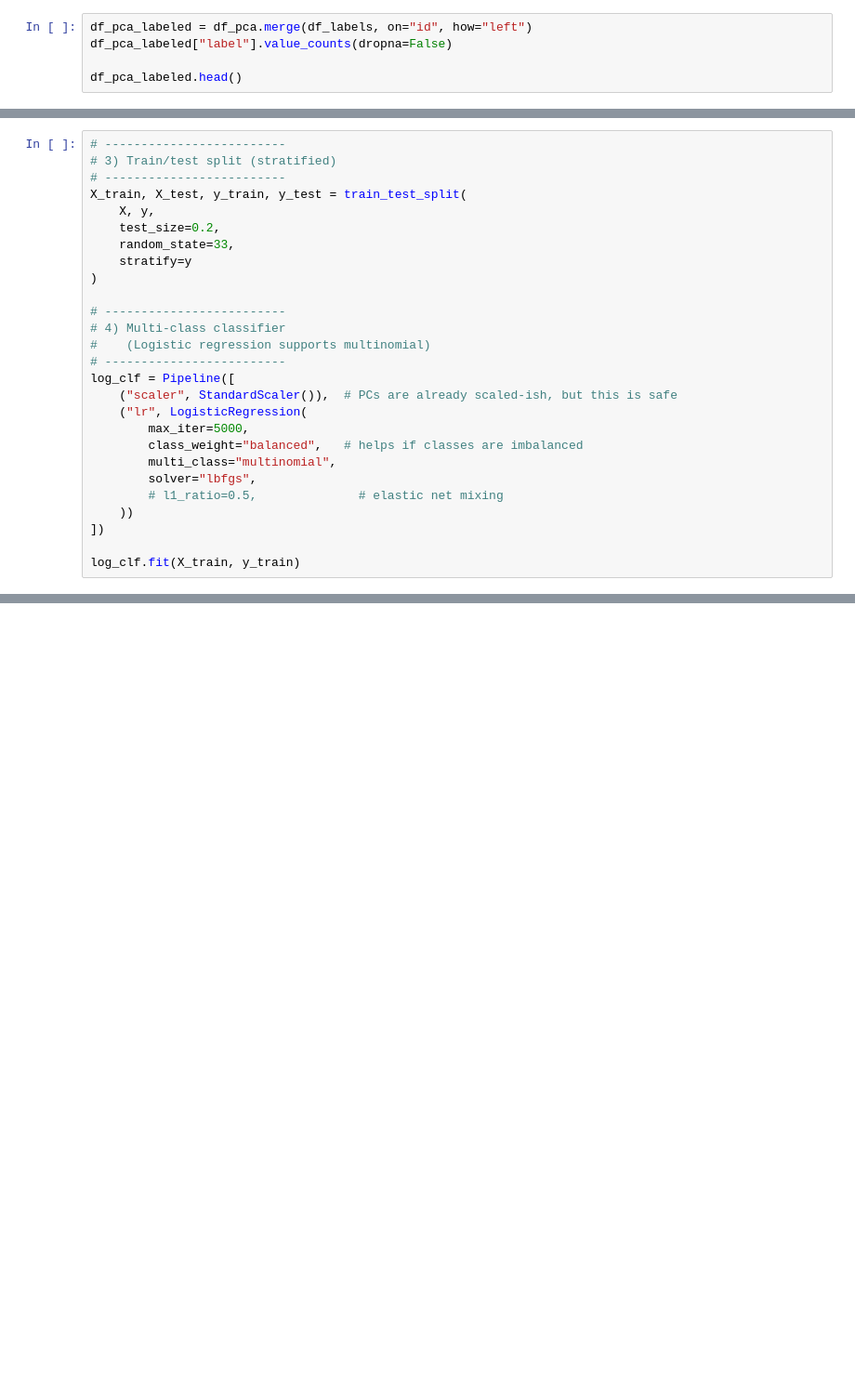
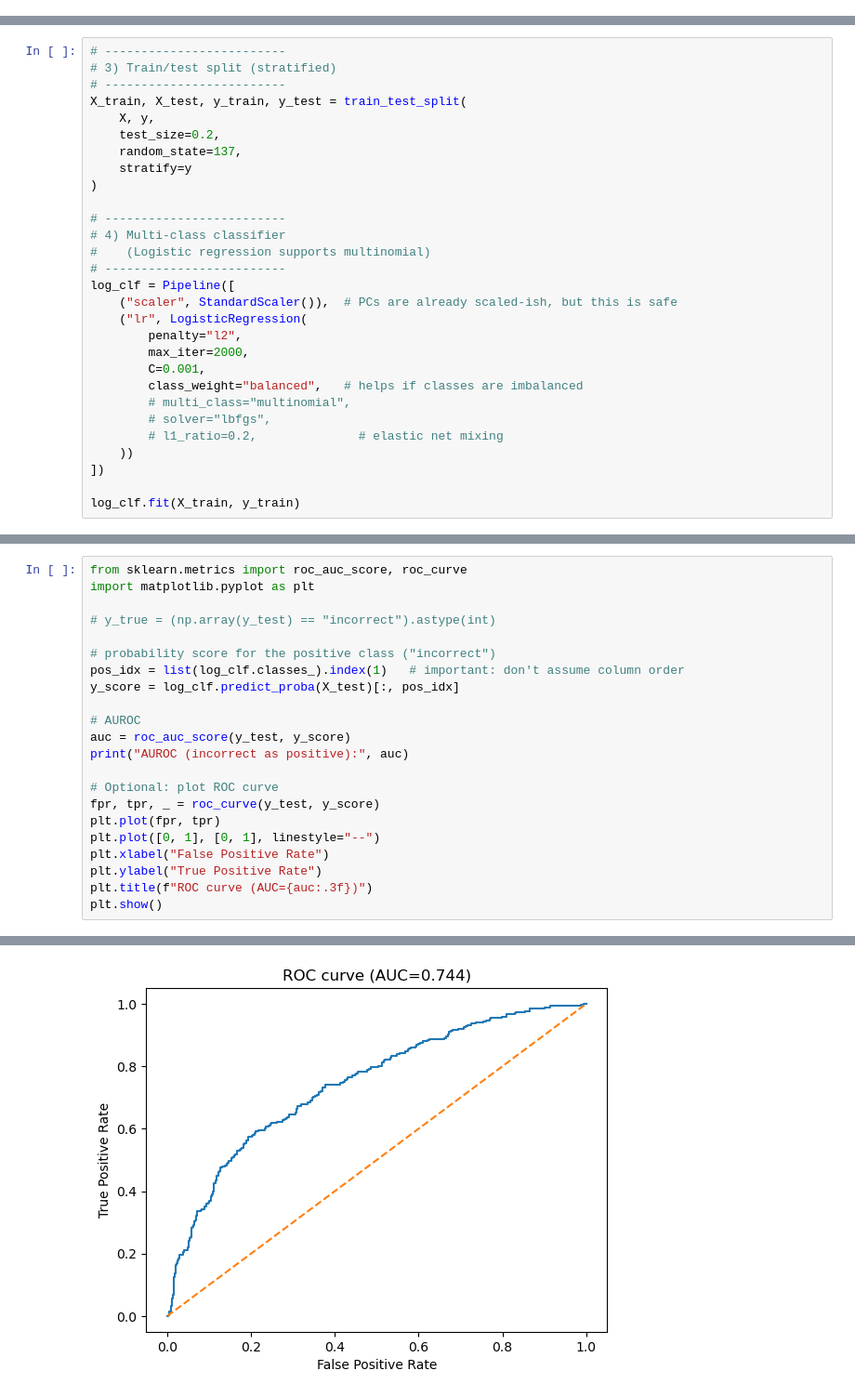
Before and after one commit to Erdos-Projects/spring-2026-LLM-hallucinations, a Jupyter notebook: spectral-llm-hal/notebooks/training.ipynb, the cells around one changed output, grey strips where cells are left out. Shown at 93% size. Saved outputs shown, nothing was run; the diff lists cells and outputs as text; blank space fills up the shorter version.

```diff
--- a/spectral-llm-hal/notebooks/training.ipynb
+++ b/spectral-llm-hal/notebooks/training.ipynb
@@ -66,5 +49,0 @@ df_pca.head()
-# %%
-df_pca_labeled = df_pca.merge(df_labels, on="id", how="left")
-df_pca_labeled["label"].value_counts(dropna=False)
-
-df_pca_labeled.head()
@@ -128,7 +88,7 @@ Name: count, dtype: int64
 X_train, X_test, y_train, y_test = train_test_split(
     X, y,
     test_size=0.2,
-    random_state=33,
+    random_state=137,
     stratify=y
 )
 
@@ -139,11 +99,13 @@ X_train, X_test, y_train, y_test = train_test_split(
 log_clf = Pipeline([
     ("scaler", StandardScaler()),  # PCs are already scaled-ish, but this is safe
     ("lr", LogisticRegression(
-        max_iter=5000,
+        penalty="l2",
+        max_iter=2000,
+        C=0.001,
         class_weight="balanced",   # helps if classes are imbalanced
-        multi_class="multinomial",
-        solver="lbfgs",
-        # l1_ratio=0.5,              # elastic net mixing
+        # multi_class="multinomial",
+        # solver="lbfgs",
+        # l1_ratio=0.2,              # elastic net mixing
     ))
 ])
 
@@ -186,0 +147,23 @@ true_illogical                 224
+# %%
+from sklearn.metrics import roc_auc_score, roc_curve
+import matplotlib.pyplot as plt
+
+# y_true = (np.array(y_test) == "incorrect").astype(int)
+
+# probability score for the positive class ("incorrect")
+pos_idx = list(log_clf.classes_).index(1)   # important: don't assume column order
+y_score = log_clf.predict_proba(X_test)[:, pos_idx]
+
+# AUROC
+auc = roc_auc_score(y_test, y_score)
+print("AUROC (incorrect as positive):", auc)
+
+# Optional: plot ROC curve
+fpr, tpr, _ = roc_curve(y_test, y_score)
+plt.plot(fpr, tpr)
+plt.plot([0, 1], [0, 1], linestyle="--")
+plt.xlabel("False Positive Rate")
+plt.ylabel("True Positive Rate")
+plt.title(f"ROC curve (AUC={auc:.3f})")
+plt.show()
+# %% [output]
@@ -186,0 +171 @@ true_illogical                 224
+[figure, added]
```
Also changed, not shown: parts of 54 cells of this notebook, 11 other files.
